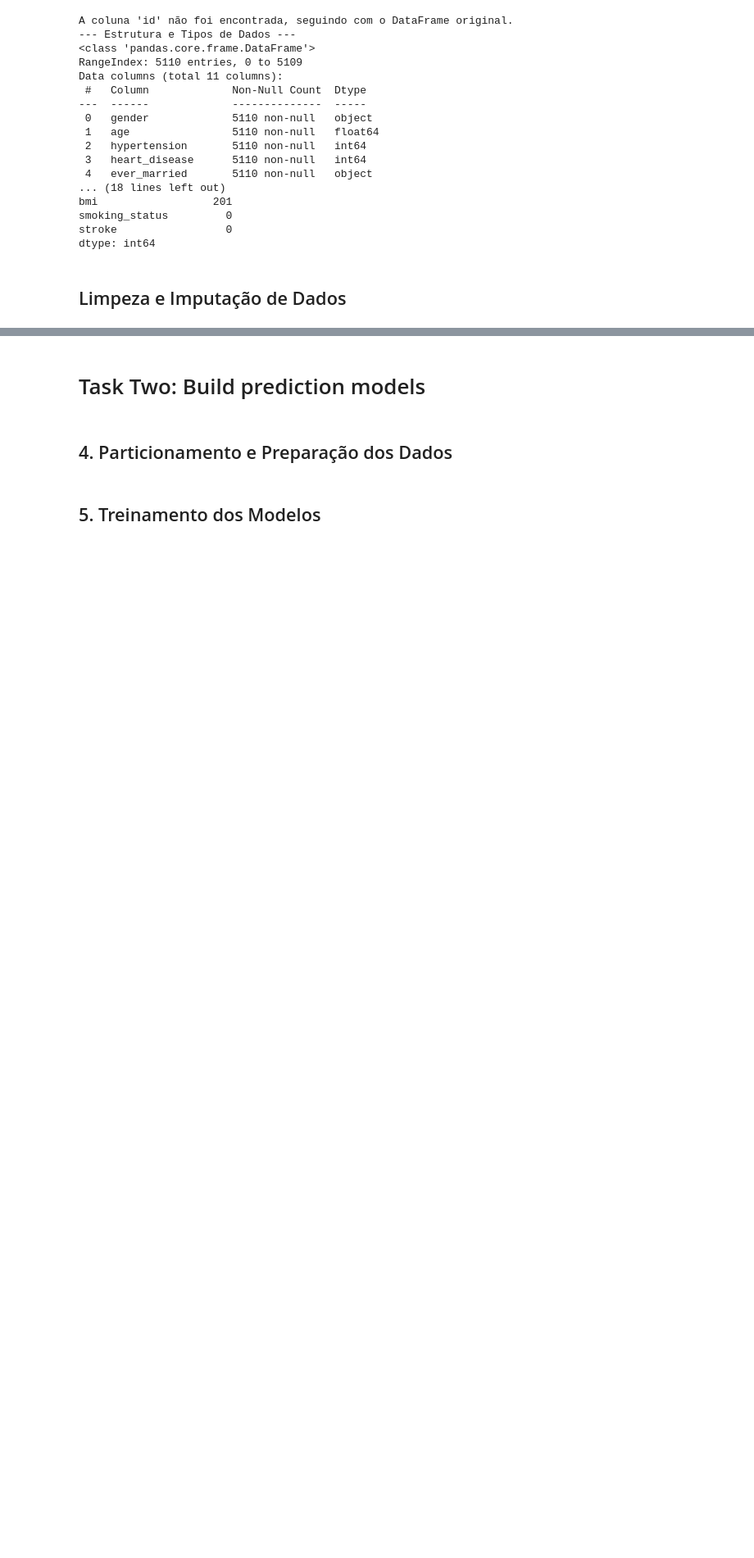
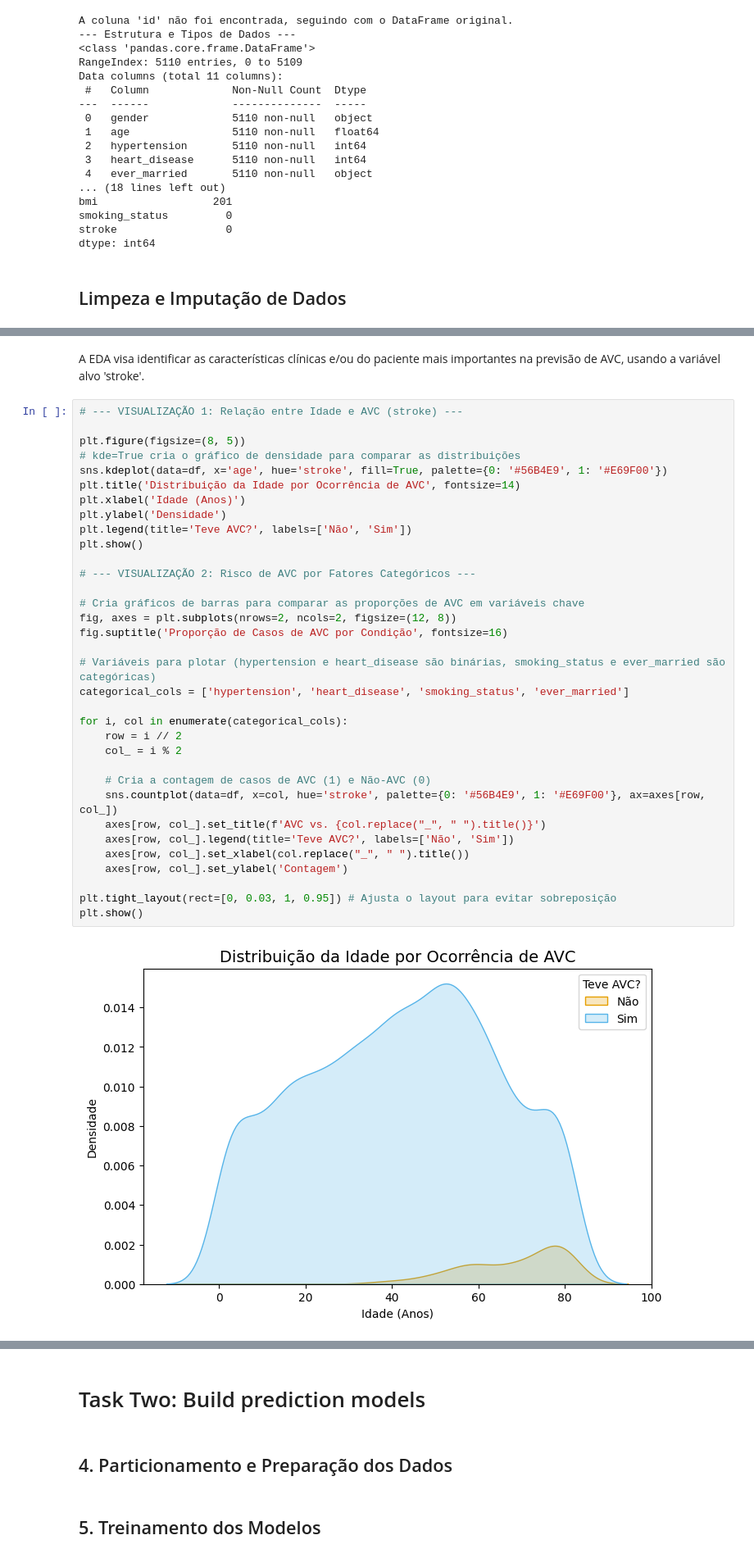
Before and after one commit to amaro-netto/analise_avc, a Jupyter notebook: scripts/stroke_prediction.ipynb, the cells around one changed output, grey strips where cells are left out. Shown: that part at 82% size. Cells and saved outputs as stored; diff of their text form; blank space fills up the shorter version.

Commit message:
feat: Completa Task One - Imputação do BMI e EDA com visualizações

```diff
--- a/scripts/stroke_prediction.ipynb
+++ b/scripts/stroke_prediction.ipynb
@@ -86,0 +134,38 @@ dtype: int64
+# %% [markdown]
+A EDA visa identificar as características clínicas e/ou do paciente mais importantes na previsão de AVC, usando a variável alvo 'stroke'.
+# %%
+# --- VISUALIZAÇÃO 1: Relação entre Idade e AVC (stroke) ---
+
+plt.figure(figsize=(8, 5))
+# kde=True cria o gráfico de densidade para comparar as distribuições
+sns.kdeplot(data=df, x='age', hue='stroke', fill=True, palette={0: '#56B4E9', 1: '#E69F00'})
+plt.title('Distribuição da Idade por Ocorrência de AVC', fontsize=14)
+plt.xlabel('Idade (Anos)')
+plt.ylabel('Densidade')
+plt.legend(title='Teve AVC?', labels=['Não', 'Sim'])
+plt.show()
+
+# --- VISUALIZAÇÃO 2: Risco de AVC por Fatores Categóricos ---
+
+# Cria gráficos de barras para comparar as proporções de AVC em variáveis chave
+fig, axes = plt.subplots(nrows=2, ncols=2, figsize=(12, 8))
+fig.suptitle('Proporção de Casos de AVC por Condição', fontsize=16)
+
+# Variáveis para plotar (hypertension e heart_disease são binárias, smoking_status e ever_married são categóricas)
+categorical_cols = ['hypertension', 'heart_disease', 'smoking_status', 'ever_married']
+
+for i, col in enumerate(categorical_cols):
+    row = i // 2
+    col_ = i % 2
+
+    # Cria a contagem de casos de AVC (1) e Não-AVC (0)
+    sns.countplot(data=df, x=col, hue='stroke', palette={0: '#56B4E9', 1: '#E69F00'}, ax=axes[row, col_])
+    axes[row, col_].set_title(f'AVC vs. {col.replace("_", " ").title()}')
+    axes[row, col_].legend(title='Teve AVC?', labels=['Não', 'Sim'])
+    axes[row, col_].set_xlabel(col.replace("_", " ").title())
+    axes[row, col_].set_ylabel('Contagem')
+
+plt.tight_layout(rect=[0, 0.03, 1, 0.95]) # Ajusta o layout para evitar sobreposição
+plt.show()
+# %% [output]
+[figure, added]
```
Also changed, not shown: parts of 4 cells of this notebook.
